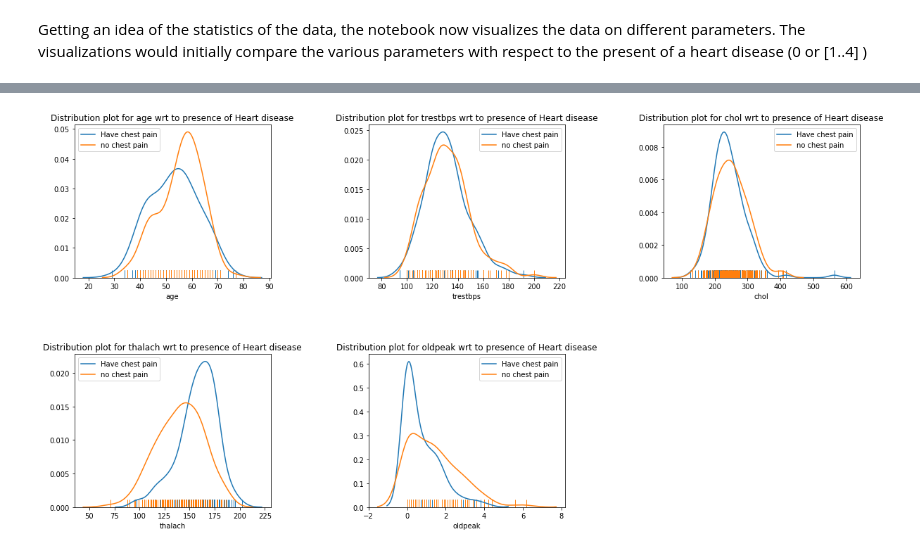
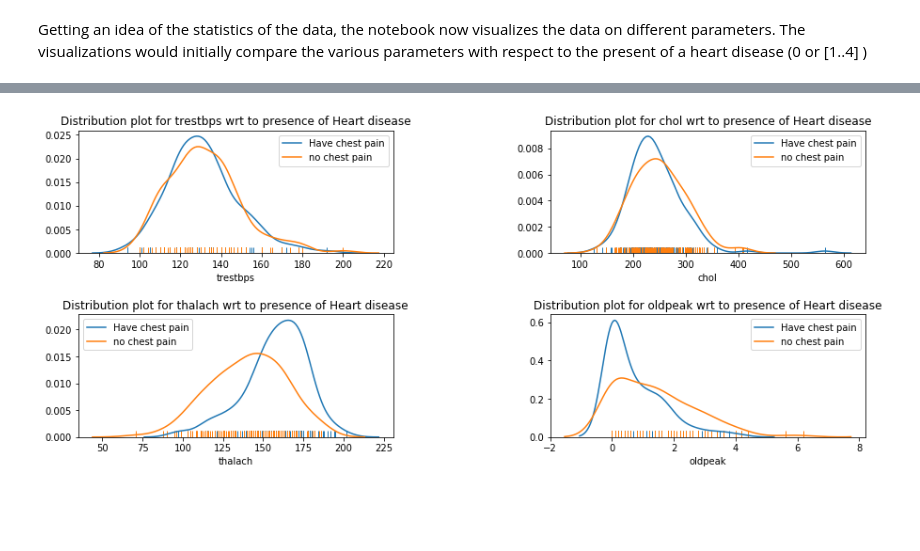
Before and after one commit to Shankhanil/Explaining-Heart-Diseases-Statistically, a Jupyter notebook: Explaining heart attacks.ipynb, the cells around one changed output, grey strips where cells are left out. Saved outputs shown, nothing was run; the diff lists cells and outputs as text; code cells hidden in the pictures; blank space fills up the shorter version.

```diff
--- a/Explaining heart attacks.ipynb
+++ b/Explaining heart attacks.ipynb
@@ -65,20 +79,18 @@ The visualizations would initially compare the various parameters with respect t
 # %%
 #visualizing the distribution of parameter values wrt presence of heart disease
-import matplotlib.pyplot as plt
-import seaborn as sns
 
-param = ['age', 'trestbps', 'chol', 'thalach','oldpeak']
+param = ['trestbps', 'chol', 'thalach','oldpeak']
 
-plt.figure (1, figsize = (20,10))
+plt.figure (1, figsize = (15,6))
 n = 0
 for p in param:
     n = n + 1
-    plt.subplot(2,3, n)
+    plt.subplot(2,2, n)
     plt.subplots_adjust(hspace = 0.5, wspace = 0.5)
     sns.distplot(data[p][data['cp'] >= 1], hist = False, rug = True, label = 'Have chest pain')
     sns.distplot(data[p][data['cp'] == 0], hist = False, rug = True, label = 'no chest pain')
     plt.title("Distribution plot for {} wrt to presence of Heart disease".format(p))
 plt.legend()
 plt.show()
 # %% [output]
-[figure, old version]
+[figure, new version]
```
Also changed, not shown: parts of 1 cell of this notebook.
